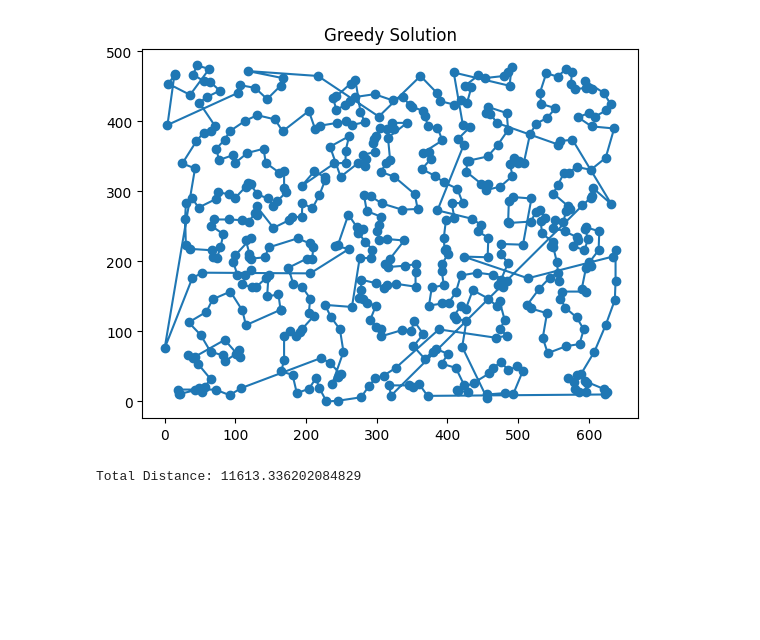
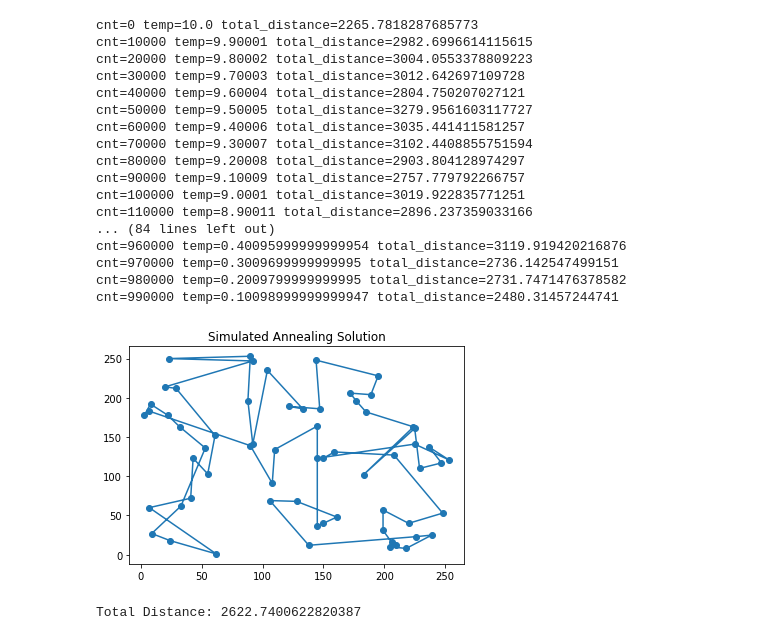
Before and after one commit to SugarDragon5/EEIC-FPGA-EXP, a Jupyter notebook: CPU_Solver/solver.ipynb, the cells around one changed output. Drawn from its saved outputs; the diff is of its cells as text; code cells hidden in the pictures; blank space fills up the shorter version.

```diff
--- a/CPU_Solver/solver.ipynb
+++ b/CPU_Solver/solver.ipynb
@@ -9,3 +14,11 @@ y=[random.randint(0,480) for i in range(n)]
+# %%
+n=64
+x=[
+226,161, 55,225,237,  7,  9,  8,185,224,225, 88, 92,110, 62,218, 61, 33,138,145,145, 29,253,195,205,150, 53,145,106,183,239,104,247, 41,206,159, 20,147, 24,108, 43, 23,220,128,248,229,210,199, 92,  3,189, 90, 90,208, 22,150,  7,122, 32,133,172,199,144,177,
+]
+y=[
+ 23, 48,103,141,137, 60, 27,192,182,163,161,196,141,134,  1,  8,152, 62, 12,123, 37,212,121,228, 10,123,136,164, 69,102, 25,235,117, 72, 16,131,214,186, 18, 91,123,250, 40, 68, 53,110, 12, 31,247,178,204,253,139,127,178, 40,183,189,163,186,206, 57,248,196,
+]
 # %%
 def distance(i,j):
     return ((x[i]-x[j])**2+(y[i]-y[j])**2)**0.5
@@ -94,10 +160,52 @@ for i in range(n-1):
+# %%
+start_temp=10
+end_temp=0.001
+total_iteration=1000000
+for cnt in range(total_iteration):
+    temp=start_temp+(end_temp-start_temp)*cnt/total_iteration
+    if cnt%10000==0:
+        print(f"cnt={cnt} temp={temp} total_distance={total_distance(v)}")
+    i=random.randint(0,n-1)
+    j=random.randint(0,n-1)
+    if i==j:
+        continue
+    elif abs(i-j)<=1 or abs(i-j)>=n-1:
+        dist1=distance(v[(i-1)%n],v[i])+distance(v[i],v[(i+1)%n])+distance(v[(i+1)%n],v[j])+distance(v[j],v[(j+1)%n])
+        dist2=distance(v[(i-1)%n],v[j])+distance(v[j],v[(i+1)%n])+distance(v[(j-1)%n],v[i])+distance(v[i],v[(j+1)%n])
+    else:
+        dist1=distance(v[(i-1)%n],v[i])+distance(v[i],v[(i+1)%n])+distance(v[(j-1)%n],v[j])+distance(v[j],v[(j+1)%n])
+        dist2=distance(v[(i-1)%n],v[j])+distance(v[j],v[(i+1)%n])+distance(v[(j-1)%n],v[i])+distance(v[i],v[(j+1)%n])
+    if dist2<dist1:
+        v[i],v[j]=v[j],v[i]
+    else:
+        prob=math.exp((dist1-dist2)/temp)
+        if random.random()<prob:
+            v[i],v[j]=v[j],v[i]
+# %% [output]
+cnt=0 temp=10.0 total_distance=2265.7818287685773
+cnt=10000 temp=9.90001 total_distance=2982.6996614115615
+cnt=20000 temp=9.80002 total_distance=3004.0553378809223
+cnt=30000 temp=9.70003 total_distance=3012.642697109728
+cnt=40000 temp=9.60004 total_distance=2804.750207027121
+cnt=50000 temp=9.50005 total_distance=3279.9561603117727
+cnt=60000 temp=9.40006 total_distance=3035.441411581257
+cnt=70000 temp=9.30007 total_distance=3102.4408855751594
+cnt=80000 temp=9.20008 total_distance=2903.804128974297
+cnt=90000 temp=9.10009 total_distance=2757.779792266757
+cnt=100000 temp=9.0001 total_distance=3019.922835771251
+cnt=110000 temp=8.90011 total_distance=2896.237359033166
+... (84 lines left out)
+cnt=960000 temp=0.40095999999999954 total_distance=3119.919420216876
+cnt=970000 temp=0.3009699999999995 total_distance=2736.142547499151
+cnt=980000 temp=0.2009799999999995 total_distance=2731.7471476378582
+cnt=990000 temp=0.10098999999999947 total_distance=2480.31457244741
 # %%
 plt.clf()
-plt.title("Greedy Solution")
+plt.title("Simulated Annealing Solution")
 plt.scatter(x,y)
 plt.plot([x[v[i]] for i in range(n)]+[x[v[0]]],[y[v[i]] for i in range(n)]+[y[v[0]]])
 plt.show()
 print("Total Distance:",total_distance(v))
 # %% [output]
-[figure, old version]
+[figure, new version]
-Total Distance: 11613.336202084829
+Total Distance: 2622.7400622820387
```
Also changed, not shown: parts of 11 cells of this notebook, 4 other files.
